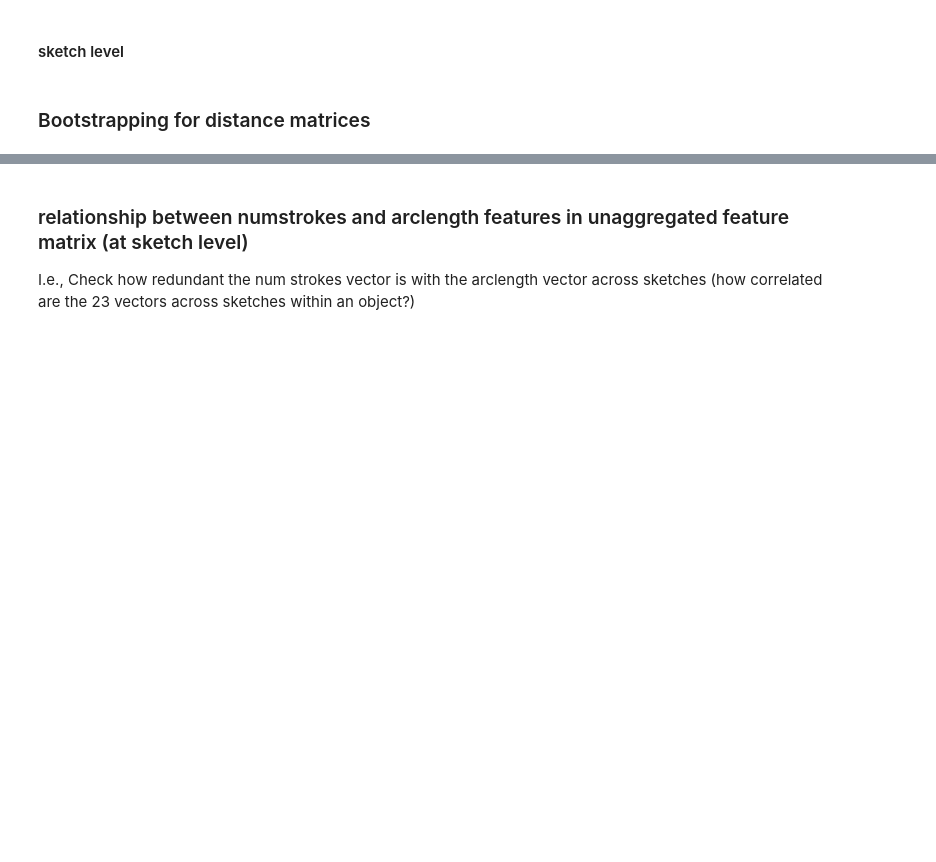
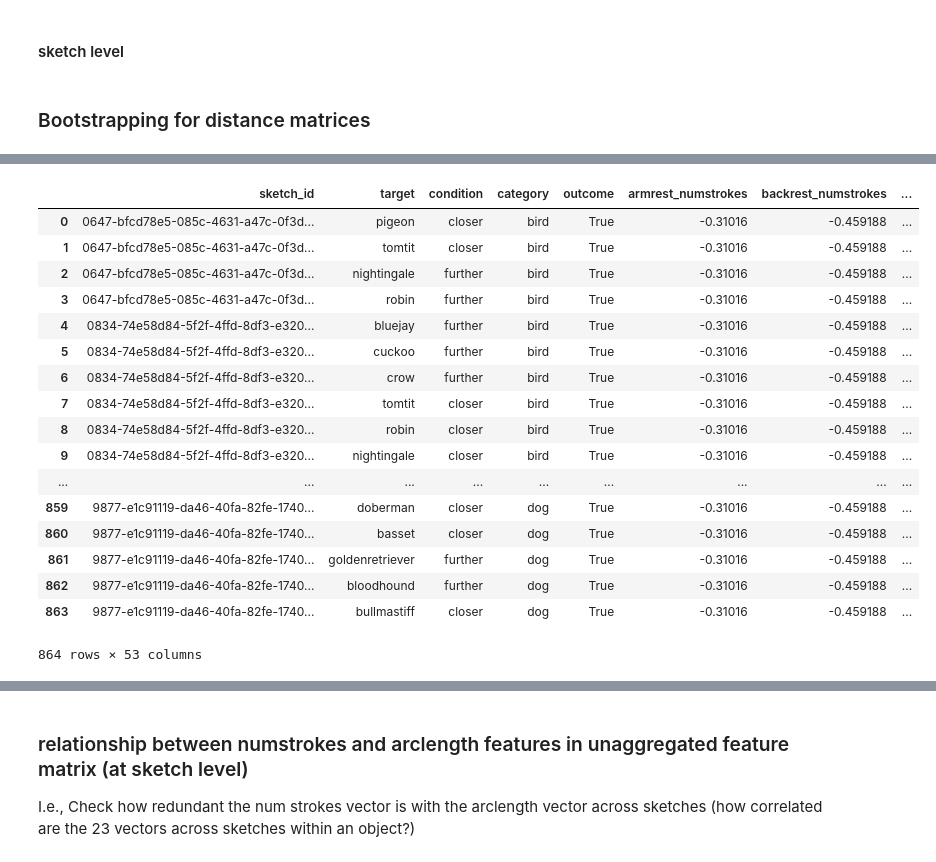
Before and after one commit to cogtoolslab/semantic_parts, a Jupyter notebook: analysis/kushinm/semantic_parts_feature_analysis.ipynb, the cells around one changed output, grey strips where cells are left out. Drawn from its saved outputs; the diff is of its cells as text; code cells hidden in the pictures; blank space fills up the shorter version.

```diff
--- a/analysis/kushinm/semantic_parts_feature_analysis.ipynb
+++ b/analysis/kushinm/semantic_parts_feature_analysis.ipynb
@@ -749,3 +858,24 @@ plt.tick_params(axis='x',bottom=False,top=False,labelbottom=False)
+# %%
+F0
+# %% [output]
+|  | sketch_id | target | condition | category | outcome | armrest_numstrokes | backrest_numstrokes | ... |
+| 0 | 0647-bfcd78e5-085c-4631-a47c-0f3d... | pigeon | closer | bird | True | -0.31016 | -0.459188 | ... |
+| 1 | 0647-bfcd78e5-085c-4631-a47c-0f3d... | tomtit | closer | bird | True | -0.31016 | -0.459188 | ... |
+| 2 | 0647-bfcd78e5-085c-4631-a47c-0f3d... | nightingale | further | bird | True | -0.31016 | -0.459188 | ... |
+| 3 | 0647-bfcd78e5-085c-4631-a47c-0f3d... | robin | further | bird | True | -0.31016 | -0.459188 | ... |
+| 4 | 0834-74e58d84-5f2f-4ffd-8df3-e320... | bluejay | further | bird | True | -0.31016 | -0.459188 | ... |
+| 5 | 0834-74e58d84-5f2f-4ffd-8df3-e320... | cuckoo | further | bird | True | -0.31016 | -0.459188 | ... |
+| 6 | 0834-74e58d84-5f2f-4ffd-8df3-e320... | crow | further | bird | True | -0.31016 | -0.459188 | ... |
+| 7 | 0834-74e58d84-5f2f-4ffd-8df3-e320... | tomtit | closer | bird | True | -0.31016 | -0.459188 | ... |
+| 8 | 0834-74e58d84-5f2f-4ffd-8df3-e320... | robin | closer | bird | True | -0.31016 | -0.459188 | ... |
+| 9 | 0834-74e58d84-5f2f-4ffd-8df3-e320... | nightingale | closer | bird | True | -0.31016 | -0.459188 | ... |
+| ... | ... | ... | ... | ... | ... | ... | ... | ... |
+| 859 | 9877-e1c91119-da46-40fa-82fe-1740... | doberman | closer | dog | True | -0.31016 | -0.459188 | ... |
+| 860 | 9877-e1c91119-da46-40fa-82fe-1740... | basset | closer | dog | True | -0.31016 | -0.459188 | ... |
+| 861 | 9877-e1c91119-da46-40fa-82fe-1740... | goldenretriever | further | dog | True | -0.31016 | -0.459188 | ... |
+| 862 | 9877-e1c91119-da46-40fa-82fe-1740... | bloodhound | further | dog | True | -0.31016 | -0.459188 | ... |
+| 863 | 9877-e1c91119-da46-40fa-82fe-1740... | bullmastiff | closer | dog | True | -0.31016 | -0.459188 | ... |
+864 rows × 53 columns
 # %%
 mean_close_dists = []
 mean_far_dists = []
```
Also changed, not shown: parts of 25 cells of this notebook, 1 other file.
